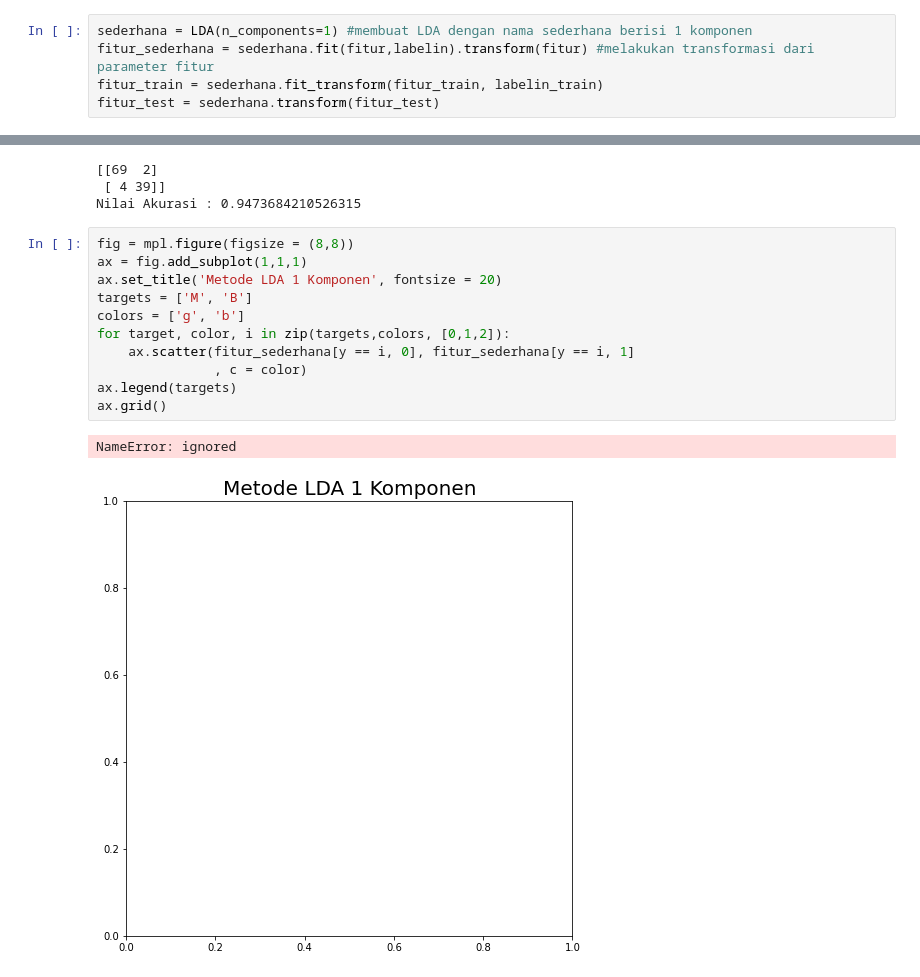
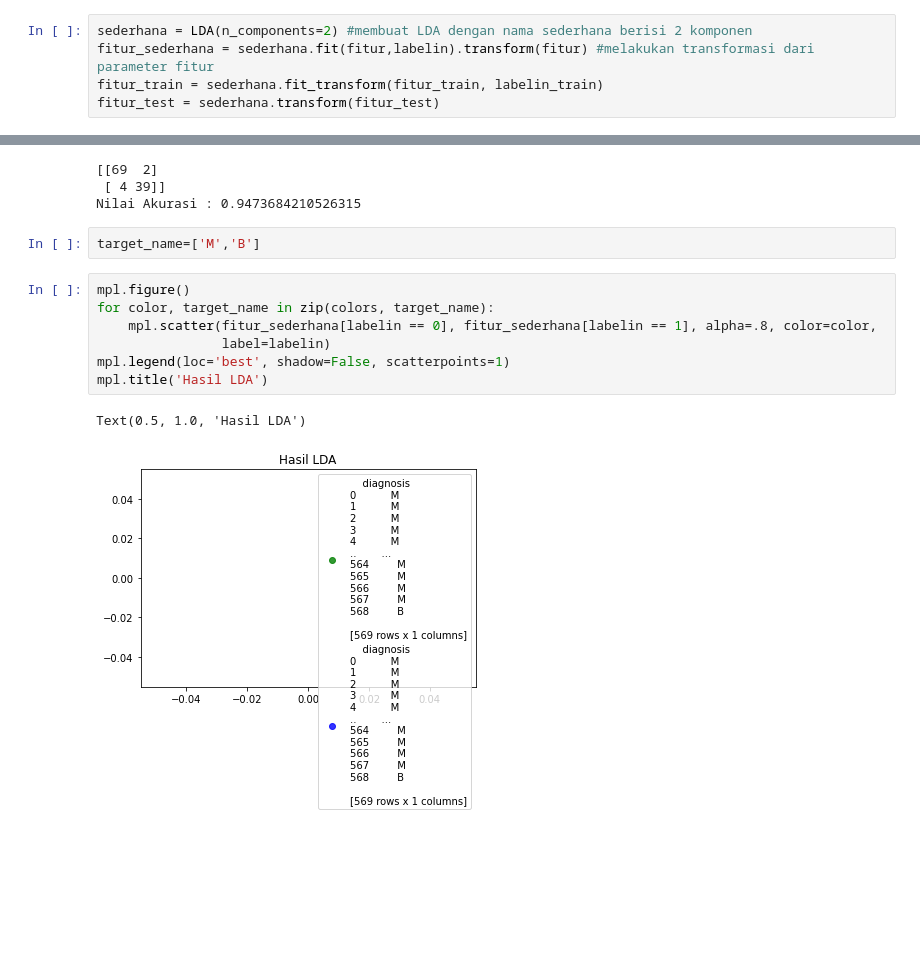
Before and after one commit to hananlu/SLOuas, a Jupyter notebook: Klusterisasi_dengan_LDA.ipynb, the cells around one changed output, grey strips where cells are left out. Saved outputs shown, nothing was run; the diff lists cells and outputs as text; blank space fills up the shorter version.

```diff
--- a/Klusterisasi_dengan_LDA.ipynb
+++ b/Klusterisasi_dengan_LDA.ipynb
@@ -87,7 +87,7 @@ fitur.shape
 # %% [markdown]
 Selanjutnya masuk ke metode LDA
 # %%
-sederhana = LDA(n_components=1) #membuat LDA dengan nama sederhana berisi 1 komponen
+sederhana = LDA(n_components=2) #membuat LDA dengan nama sederhana berisi 2 komponen
 fitur_sederhana = sederhana.fit(fitur,labelin).transform(fitur) #melakukan transformasi dari parameter fitur
 fitur_train = sederhana.fit_transform(fitur_train, labelin_train)
 fitur_test = sederhana.transform(fitur_test)
@@ -119,17 +119,15 @@ print('Nilai Akurasi : '+ str(accuracy_score(labelin_test, labelin_prediksi)))
 [[69  2]
  [ 4 39]]
 Nilai Akurasi : 0.9473684210526315
-# %%
-fig = mpl.figure(figsize = (8,8))
-ax = fig.add_subplot(1,1,1)
-ax.set_title('Metode LDA 1 Komponen', fontsize = 20)
-targets = ['M', 'B']
-colors = ['g', 'b']
-for target, color, i in zip(targets,colors, [0,1,2]):
-    ax.scatter(fitur_sederhana[y == i, 0], fitur_sederhana[y == i, 1]
-               , c = color)
-ax.legend(targets)
-ax.grid()
-# %% [output]
-NameError: ignored
-[figure, removed]
+# %%
+target_name=['M','B']
+# %%
+mpl.figure()
+for color, target_name in zip(colors, target_name):
+    mpl.scatter(fitur_sederhana[labelin == 0], fitur_sederhana[labelin == 1], alpha=.8, color=color,
+                label=labelin)
+mpl.legend(loc='best', shadow=False, scatterpoints=1)
+mpl.title('Hasil LDA')
+# %% [output]
+Text(0.5, 1.0, 'Hasil LDA')
+[figure, added]
```
